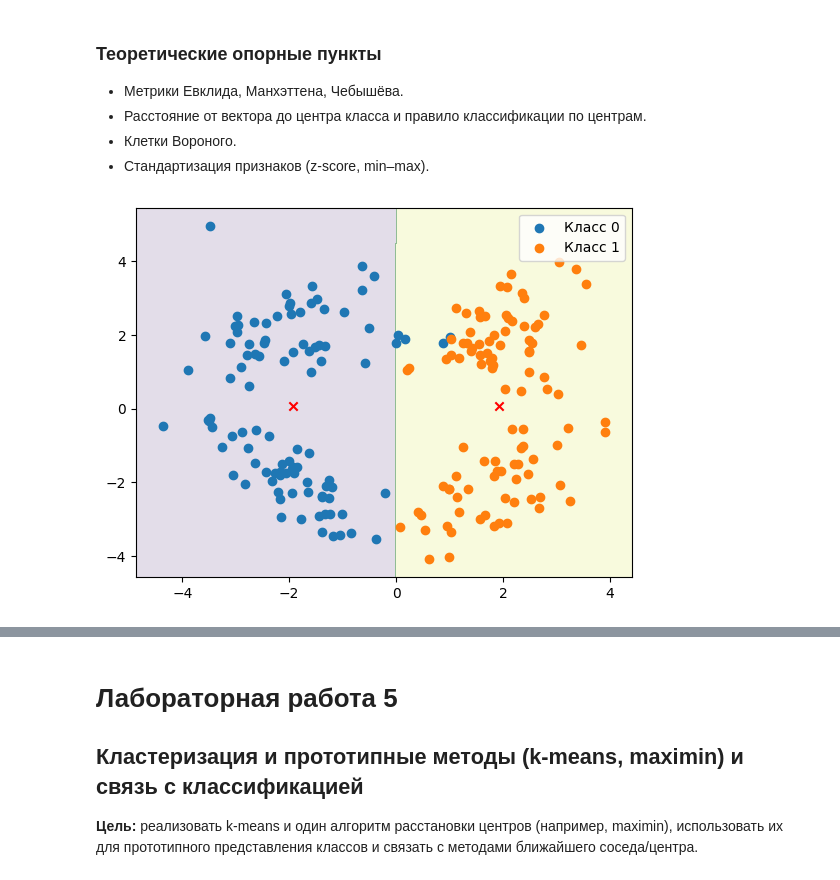
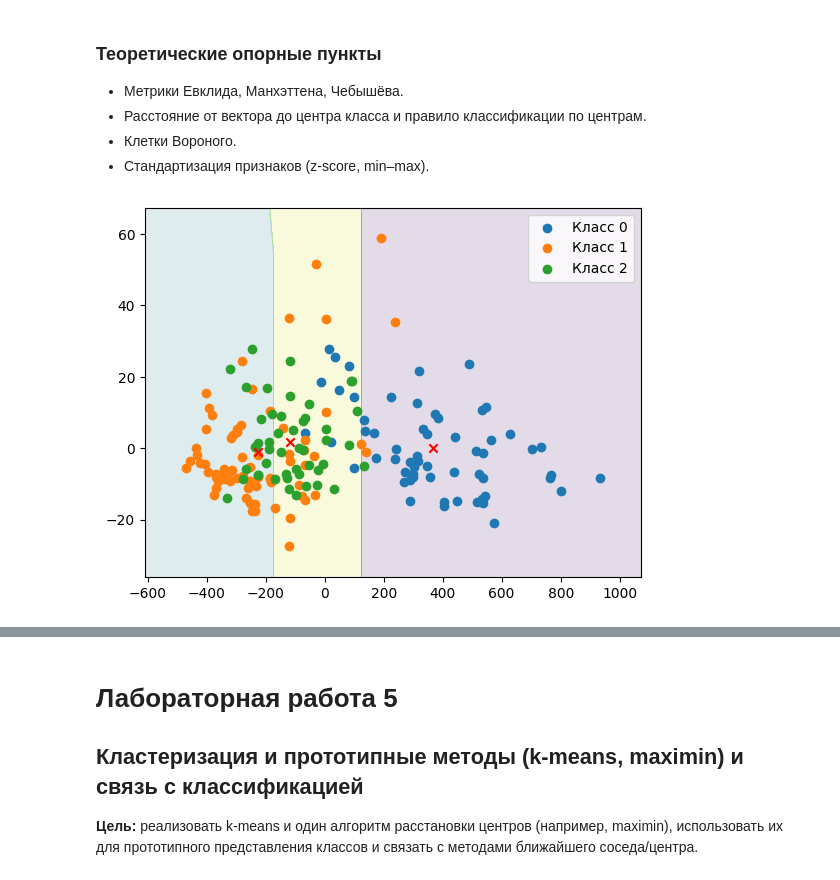
Before and after one commit to Leousov/2_course, a Jupyter notebook: pattern_recognition/practice3.ipynb, the cells around one changed output, grey strips where cells are left out. Saved outputs shown, nothing was run; the diff lists cells and outputs as text; code cells hidden in the pictures.

```diff
--- a/pattern_recognition/practice3.ipynb
+++ b/pattern_recognition/practice3.ipynb
@@ -394,38 +394,69 @@ def compute_class_centers(X, y):
 def predict_nearest_center(X, centers, metric="euclidean"):
     if metric == "euclidean":
         func = euclidean
     elif metric == "manhattan":
         func = manhattan
     elif metric == "chebyshov":
         func = chebyshov
 
     dist_mas = []
     for i in centers:
         dist_mas.append(func(X, [i]* len(X)))
     dist_mas = np.array(dist_mas).T
     return np.argmin(dist_mas, axis=1)
 
 def plot_voronoi_like(X, y, centers, metric="euclidean", title="Клетки Вороного"):
-    min_grid = (np.min(X[:,0])-0.5, np.min(X[:,1])-0.5)
-    max_grid = (np.max(X[:,0])+0.5, np.max(X[:,1])+0.5)
+    arg_x, arg_y = (np.max(X[:,0]) - np.min(X[:,0])) / 10, (np.max(X[:,1]) - np.min(X[:,1])) / 10
+
+    min_grid = (np.min(X[:,0])-arg_x, np.min(X[:,1])-arg_y)
+    max_grid = (np.max(X[:,0])+arg_x, np.max(X[:,1])+arg_y)
     x_coords = np.arange(min_grid[0], max_grid[0], np.abs(max_grid[0] - min_grid[0])/1000 )
     y_coords = np.arange(min_grid[1], max_grid[1], np.abs(max_grid[1] - min_grid[1])/1000 )
     xv, yv = np.meshgrid(x_coords, y_coords)
     dots = np.c_[xv.ravel(), yv.ravel()]
     res = predict_nearest_center(dots, centers, metric=metric).reshape(xv.shape)
 
     y_unique = np.unique(y)
 
     plt.contourf(xv, yv, res, alpha=.15)
     for y_u in y_unique:
         plt.scatter(X[y==y_u, 0], X[y==y_u, 1], label=f"Класс {y_u}")
     plt.legend()
     plt.scatter(centers[:, 0], centers[:, 1], color="red", marker="x")
 
-Xc, yc = generate_linear_separable()
-centers_raw = compute_class_centers(Xc, yc)
-plot_voronoi_like(Xc, yc, centers_raw, metric="euclidean", title="Вороной по центрам (raw)")
+# Xc, yc = generate_linear_separable()
+
+# X, y = datasets.make_classification(
+#     n_samples=200,
+#     n_features=2,
+#     n_informative=2,
+#     n_redundant=0,
+#     n_clusters_per_class=1,
+#     n_classes=4,
+#     class_sep=1.0,
+#     random_state=156)
+
+from sklearn.datasets import make_classification, make_moons, load_wine
+from sklearn.decomposition import PCA
+from sklearn.manifold import TSNE
+def generate_wine(use_pca=False):
+    data = load_wine()
+    X, y = data.get("data"), data.get("target")
+    if use_pca :
+        pca = PCA(n_components=2)
+        X_pca = pca.fit_transform(X)
+        return X_pca, y
+    else:
+        tsne = TSNE(n_components=2, random_state=42, perplexity=30)
+        X_tsne = tsne.fit_transform(X)
+        return X_tsne, y
+
+X, y = generate_wine(use_pca=True)
+centers_raw = compute_class_centers(X, y)
+# plot_voronoi_like(X, y, centers_raw, metric="euclidean", title="Вороной по центрам (raw)")
+# plot_voronoi_like(X, y, centers_raw, metric="manhattan", title="Вороной по центрам (raw)")
+plot_voronoi_like(X, y, centers_raw, metric="chebyshov", title="Вороной по центрам (raw)")
 # %% [output]
-[figure, old version]
+[figure, new version]
 # %%
 scaler_z = StandardScaler()
```
Also changed, not shown: parts of 12 cells of this notebook, 2 other files.
